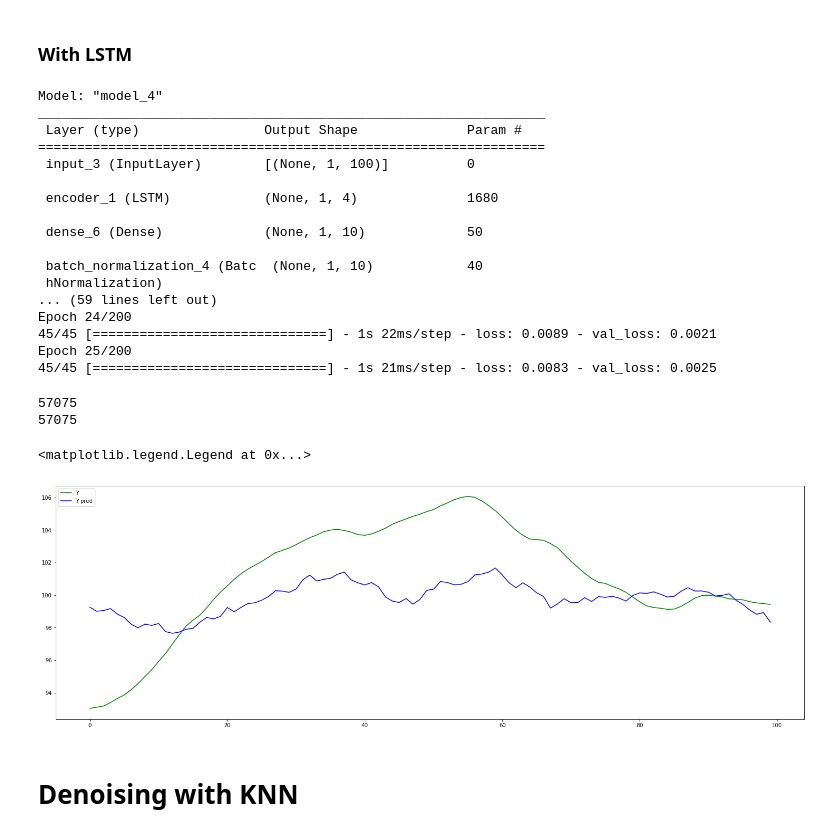
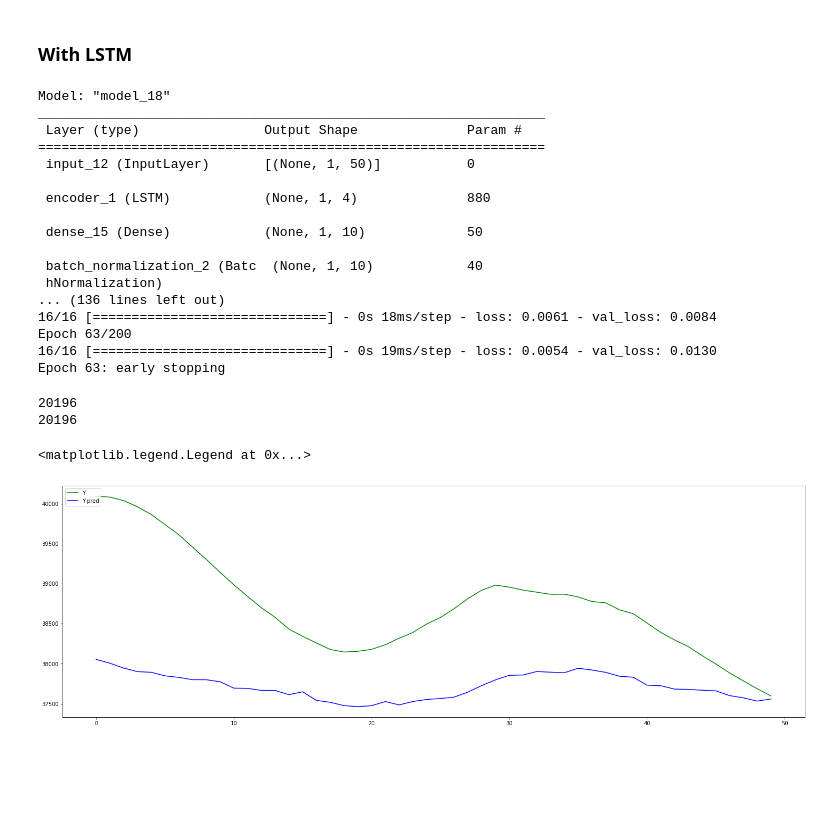
Before and after one commit to webclinic017/Trading-sandbox, a Jupyter notebook: 16_Autoencoder_Time_Series.ipynb, the cells around one changed output. Cells and saved outputs as stored; diff of their text form; code cells hidden in the pictures; blank space fills up the shorter version.

Commit message:
backtest added

```diff
--- a/16_Autoencoder_Time_Series.ipynb
+++ b/16_Autoencoder_Time_Series.ipynb
@@ -23,7 +23,7 @@ from sklearn.ensemble import RandomForestRegressor, RandomForestClassifier
 
 
 early_stop = tf.keras.callbacks.EarlyStopping(
-    monitor='val_loss', min_delta=1e-3, patience=8, verbose=0, mode='auto',
+    monitor='val_loss', min_delta=1e-3, patience=8, verbose=1, mode='auto',
     baseline=None, restore_best_weights=True)
 
 
@@ -33,7 +36,7 @@ from modules.Utils.indicators import computeSuperTrend, addIndicators, computeLa
 # Get data
 # %%
 SYMBOL= 'BTC'
-df = loadFromDB(f'./Data/1h/{SYMBOL}-USDT.csv')
+df = loadFromDB(f'../backtest_tools/database/database/Binance/1h/{SYMBOL}-USDT.csv')#loadFromDB(f'./Data/1h/{SYMBOL}-USDT.csv')
 df['Close_filtered'] = savgol_filter(df['Close'].values, 25, 2,mode='nearest')
 print(f"Total records : {len(df)} rows")
 df.head()
@@ -51,7 +54,7 @@ Total records : 23452 rows
 # %% [markdown]
 ## Normalize data
 # %%
-WINDOW = 100
+WINDOW = 50
 INDEXING_WINDOW = 1
 
 df['Close_filtered_norm'] = (df.Close_filtered-df.Close_filtered.mean())/df.Close_filtered.std()
@@ -139,41 +141,40 @@ history = autoencoder.fit(X, y,
                 validation_split=0.2,
                 callbacks=[early_stop])
 # %% [output]
-Model: "model_4"
+Model: "model_18"
 _________________________________________________________________
  Layer (type)                Output Shape              Param #
 =================================================================
- input_3 (InputLayer)        [(None, 1, 100)]          0
+ input_12 (InputLayer)       [(None, 1, 50)]           0
 
- encoder_1 (LSTM)            (None, 1, 4)              1680
+ encoder_1 (LSTM)            (None, 1, 4)              880
 
- dense_6 (Dense)             (None, 1, 10)             50
+ dense_15 (Dense)            (None, 1, 10)             50
 
- batch_normalization_4 (Batc  (None, 1, 10)            40
+ batch_normalization_2 (Batc  (None, 1, 10)            40
  hNormalization)
-... (59 lines left out)
-Epoch 24/200
-45/45 [==============================] - 1s 22ms/step - loss: 0.0089 - val_loss: 0.0021
-Epoch 25/200
-45/45 [==============================] - 1s 21ms/step - loss: 0.0083 - val_loss: 0.0025
+... (136 lines left out)
+16/16 [==============================] - 0s 18ms/step - loss: 0.0061 - val_loss: 0.0084
+Epoch 63/200
+16/16 [==============================] - 0s 19ms/step - loss: 0.0054 - val_loss: 0.0130
+Epoch 63: early stopping
 # %%
 predictions = autoencoder.predict(X)
 print(len(X))
 print(len(predictions))
 # %% [output]
-57075
-57075
+20196
+20196
 # %%
-index = -1004
+from random import randint
+index = -randint(0,len(y)-1)
 
 fig, ax_left = plt.subplots(1, figsize=(25,8))
 
 
 ax_left.plot(list(range(len(y[index][0]))),y[index][0]*df.Close_filtered.std()+df.Close_filtered.mean(),color='green',label='Y')
 ax_left.plot(list(range(len(predictions[index][0]))),savgol_filter(predictions[index][0]*df.Close_filtered.std()+df.Close_filtered.mean(), 25, 2,mode='nearest'),color='blue',label='Y pred')
 ax_left.legend(loc="upper left")
 # %% [output]
 <matplotlib.legend.Legend at 0x...>
-[figure, old version]
+[figure, new version]
-# %% [markdown]
-# Denoising with KNN
```
Also changed, not shown: parts of 6 cells of this notebook, 5 other files.
